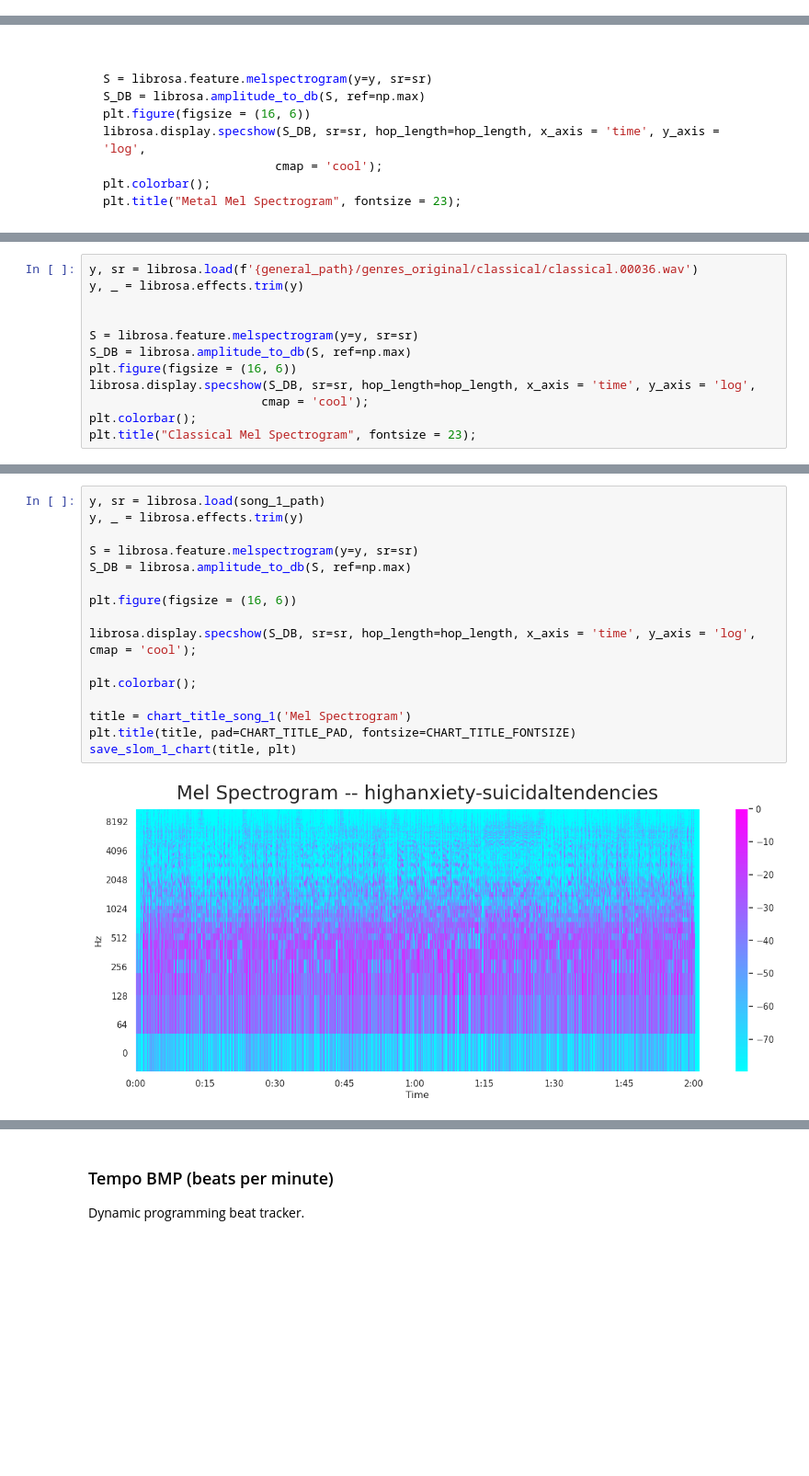
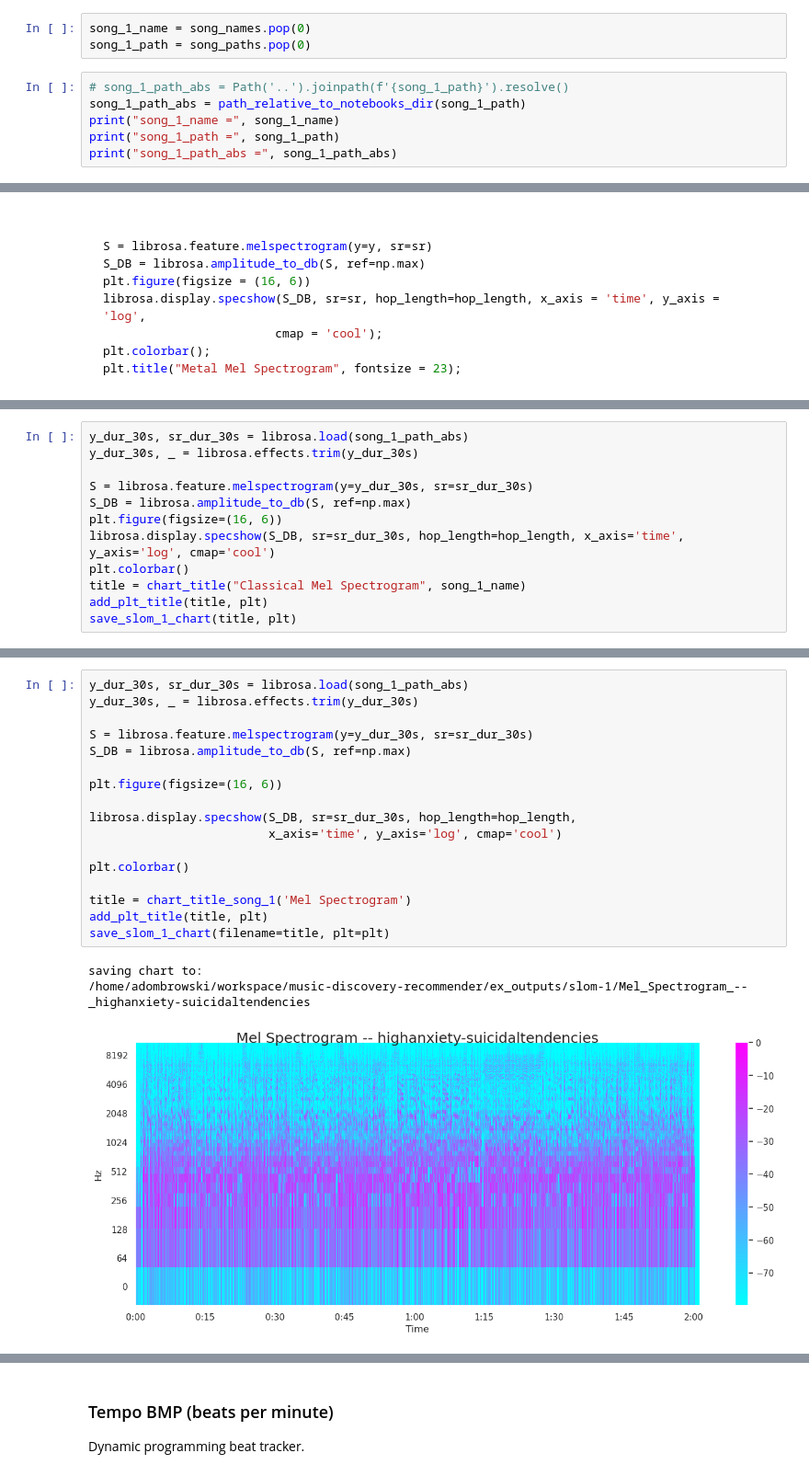
Before and after one commit to akdombrowski/music-discovery-recommender, a Jupyter notebook: notebooks/slom-1.ipynb, the cells around one changed output, grey strips where cells are left out. Shown at 92% size. Drawn from its saved outputs; the diff is of its cells as text; blank space fills up the shorter version.

```diff
--- a/notebooks/slom-1.ipynb
+++ b/notebooks/slom-1.ipynb
@@ -181,0 +121,9 @@ CHART_TITLE_PAD = 12
+# %%
+song_1_name = song_names.pop(0)
+song_1_path = song_paths.pop(0)
+# %%
+# song_1_path_abs = Path('..').joinpath(f'{song_1_path}').resolve()
+song_1_path_abs = path_relative_to_notebooks_dir(song_1_path)
+print("song_1_name =", song_1_name)
+print("song_1_path =", song_1_path)
+print("song_1_path_abs =", song_1_path_abs)
@@ -325,15 +492,15 @@ plt.title("Metal Mel Spectrogram", fontsize = 23);
 # %% [markdown]
 ![Metal Mel Spectrogram -- metal36.png](<attachment:Metal Mel Spectrogram -- metal36.png>)
 # %%
-y, sr = librosa.load(f'{general_path}/genres_original/classical/classical.00036.wav')
-y, _ = librosa.effects.trim(y)
+y_dur_30s, sr_dur_30s = librosa.load(song_1_path_abs)
+y_dur_30s, _ = librosa.effects.trim(y_dur_30s)
 
-
-S = librosa.feature.melspectrogram(y=y, sr=sr)
+S = librosa.feature.melspectrogram(y=y_dur_30s, sr=sr_dur_30s)
 S_DB = librosa.amplitude_to_db(S, ref=np.max)
-plt.figure(figsize = (16, 6))
-librosa.display.specshow(S_DB, sr=sr, hop_length=hop_length, x_axis = 'time', y_axis = 'log',
-                        cmap = 'cool');
-plt.colorbar();
-plt.title("Classical Mel Spectrogram", fontsize = 23);
+plt.figure(figsize=(16, 6))
+librosa.display.specshow(S_DB, sr=sr_dur_30s, hop_length=hop_length, x_axis='time', y_axis='log', cmap='cool')
+plt.colorbar()
+title = chart_title("Classical Mel Spectrogram", song_1_name)
+add_plt_title(title, plt)
+save_slom_1_chart(title, plt)
 # %% [output]
@@ -341,21 +510,24 @@ plt.title("Classical Mel Spectrogram", fontsize = 23);
 # %%
-y, sr = librosa.load(song_1_path)
-y, _ = librosa.effects.trim(y)
+y_dur_30s, sr_dur_30s = librosa.load(song_1_path_abs)
+y_dur_30s, _ = librosa.effects.trim(y_dur_30s)
 
-S = librosa.feature.melspectrogram(y=y, sr=sr)
+S = librosa.feature.melspectrogram(y=y_dur_30s, sr=sr_dur_30s)
 S_DB = librosa.amplitude_to_db(S, ref=np.max)
 
-plt.figure(figsize = (16, 6))
+plt.figure(figsize=(16, 6))
 
-librosa.display.specshow(S_DB, sr=sr, hop_length=hop_length, x_axis = 'time', y_axis = 'log', cmap = 'cool');
+librosa.display.specshow(S_DB, sr=sr_dur_30s, hop_length=hop_length,
+                         x_axis='time', y_axis='log', cmap='cool')
 
-plt.colorbar();
+plt.colorbar()
 
 title = chart_title_song_1('Mel Spectrogram')
-plt.title(title, pad=CHART_TITLE_PAD, fontsize=CHART_TITLE_FONTSIZE)
-save_slom_1_chart(title, plt)
+add_plt_title(title, plt)
+save_slom_1_chart(filename=title, plt=plt)
 # %% [output]
+saving chart to:
+/home/adombrowski/workspace/music-discovery-recommender/ex_outputs/slom-1/Mel_Spectrogram_--_highanxiety-suicidaltendencies
-[figure, old version]
+[figure, new version]
 # %% [markdown]
 ## Audio Features
 
```
Also changed, not shown: parts of 108 cells of this notebook, 15 other files.
